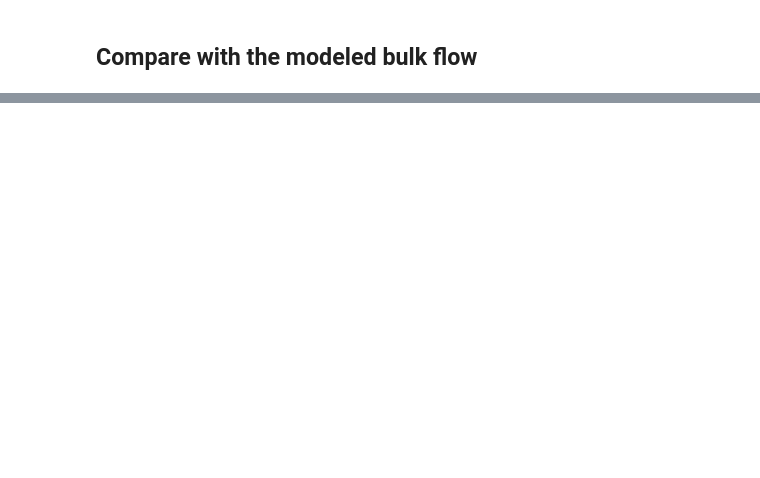
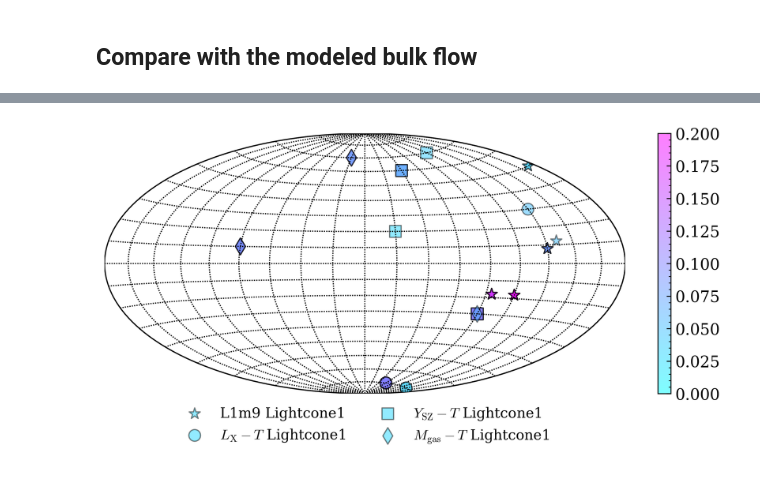
Before and after one commit to YujieH3/anisotropy-flamingo, a Jupyter notebook: notebooks/28true_bulk_flow_map.ipynb, the cells around one changed output, grey strips where cells are left out. Cells and saved outputs as stored; diff of their text form; code cells hidden in the pictures; blank space fills up the shorter version.

```diff
--- a/notebooks/28true_bulk_flow_map.ipynb
+++ b/notebooks/28true_bulk_flow_map.ipynb
@@ -417,0 +612,62 @@ max dipole flow: 75.8304853260764 km/s at (100.0, -18.0)
+# %%
+import sys
+sys.path.append('../tools/')
+import clusterplot as cp
+from adjustText import adjust_text
+
+# Lightcone number
+i = 1
+
+# Use hammer projection
+fig, ax = plt.subplots(figsize=(10, 4), dpi=300)
+m = Basemap(projection='hammer', lon_0=0)
+
+# texts = [] # for adjusting texts
+
+# Calculate and plot the bulk flow for the first lightcone
+data = pd.read_csv(f'../data/samples_in_lightcone{i}_with_trees_duplicate_excision.csv')
+zmaxs, ubfs, vlons, vlats = true_bulk_flow_z(data) # ubf_z returns a list
+m.scatter(vlons, vlats, marker='*', c=zmaxs, label=f'L1m9 Lightcone{i}',
+            latlon=True, cmap='cool', alpha=0.5, vmin=0, vmax=0.2,
+            edgecolors='black', s=100)
+# m.plot(vlons, vlats, latlon=True, zorder=-1, alpha=0.5)
+
+
+
+# Plot the modeled bulk flow
+markers = ['o', 's', 'd']
+j = 0 # marker index
+df = pd.read_csv(f'../data/fits/bulk_flow_lightcone{i}.csv')
+for relation, label in zip(['LX-T', 'YSZ-T', 'M-T'], ['$L_\\mathrm{{X}}-T$', '$Y_\\mathrm{{SZ}}-T$', '$M_\\mathrm{{gas}}-T$']):
+    zmaxs = df['zmax'].loc[df['scaling_relation']==relation]
+    vlons = df['lon'].loc[df['scaling_relation']==relation]
+    vlats = df['lat'].loc[df['scaling_relation']==relation]
+    zmaxs = np.array(zmaxs)
+    vlons = np.array(vlons)
+    vlats = np.array(vlats)
+    vlons, vlats = cf.opposite_direction_arr(vlons, vlats)
+    m.scatter(vlons, vlats, marker=markers[j], c=zmaxs,
+                label=f'{label} Lightcone{i}', latlon=True, cmap='cool',
+                alpha=0.5, vmin=0, vmax=0.2, edgecolors='black', s=100)
+
+    # for k, zmax in enumerate(zmaxs):
+    #     x, y = m(vlons[k], vlats[k])
+    #     # ax.annotate(f'z<{zmax}', (x, y), fontsize=8, color='black')
+    #     texts.append(ax.annotate(f'z<{zmax}', (x, y-zmax-1), fontsize=8, color='black'))
+    # m.plot(vlons, vlats, latlon=True, zorder=-1, alpha=0.5)
+
+    # Add a marker index
+    j += 1
+
+# Adjust the texts
+# adjust_text(texts, only_move='y-', ax=ax)
+
+m.drawparallels(np.arange(-90,90,10.))
+m.drawmeridians(np.arange(-180,180,20.))
+
+# ax.set_xlabel('Longitude')
+# ax.set_ylabel('Latitude')
+ax.legend(loc='lower center', shadow=True, ncol=2, bbox_to_anchor=(0.5, -0.25))
+plt.colorbar()
+plt.show()
+# %% [output]
@@ -417,0 +692 @@ max dipole flow: 75.8304853260764 km/s at (100.0, -18.0)
+[figure, added]
```
Also changed, not shown: parts of 11 cells of this notebook, 7 other files.
